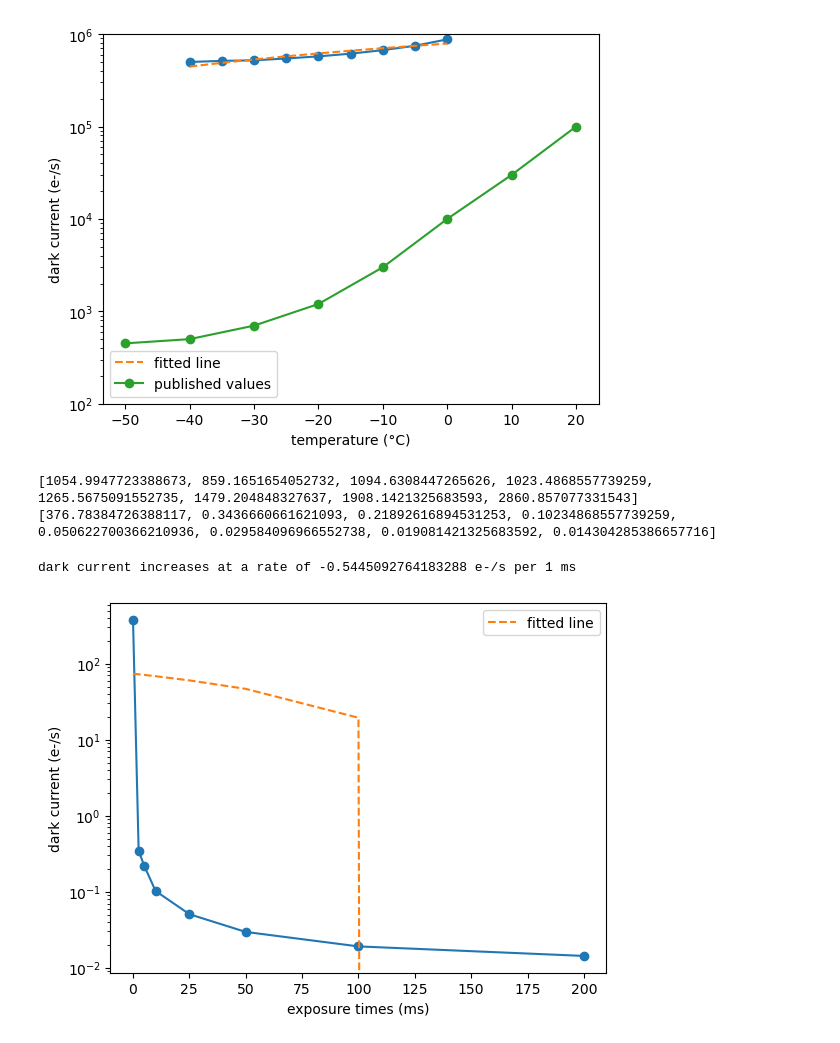
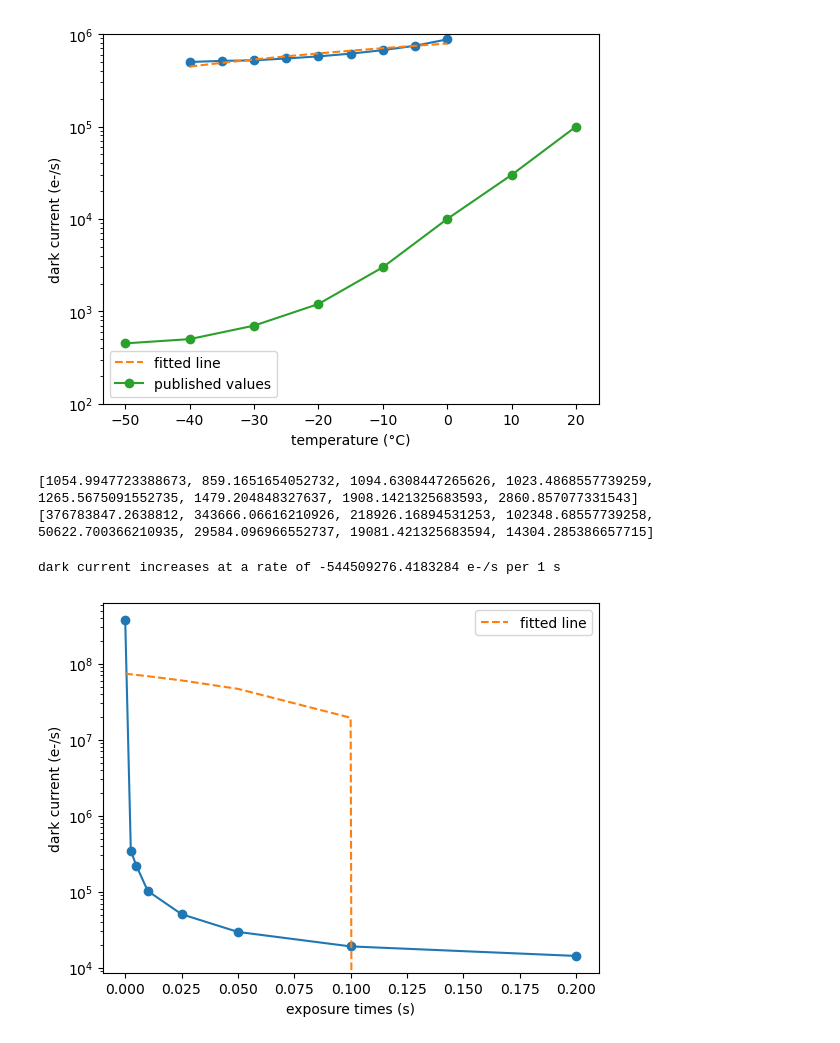
Before and after one commit to courtneyduong/cred2-characterization, a Jupyter notebook: dark current analysis.ipynb, the cells around one changed output. Drawn from its saved outputs; the diff is of its cells as text; code cells hidden in the pictures.

```diff
--- a/dark current analysis.ipynb
+++ b/dark current analysis.ipynb
@@ -86,29 +86,29 @@ darkt_avgs = [np.mean(darkt, axis=0) for darkt in darkts]
 pixel_avgs_t = [np.mean(darkt_avg) for darkt_avg in darkt_avgs]
 print(pixel_avgs_t)
 # calculate dark current = mean pixel value / exposure time
-exposure_times = [0.0028, 2.5, 5, 10, 25, 50, 100, 200] # in ms
-dark_current_t = [pixel_avg_t / exposure_time/1000 for pixel_avg_t, exposure_time in zip(pixel_avgs_t, exposure_times)] # list of dark currents in e-/s, sorted by tint ascending
+exposure_times = [0.0028/1000, 2.5/1000, 5/1000, 10/1000, 25/1000, 50/1000, 100/1000, 200/1000] # in s
+dark_current_t = [pixel_avg_t / exposure_time for pixel_avg_t, exposure_time in zip(pixel_avgs_t, exposure_times)] # list of dark currents in e-/s, sorted by tint ascending
 print(dark_current_t)
 # %% [output]
 [1054.9947723388673, 859.1651654052732, 1094.6308447265626, 1023.4868557739259, 1265.5675091552735, 1479.204848327637, 1908.1421325683593, 2860.857077331543]
-[376.78384726388117, 0.3436660661621093, 0.21892616894531253, 0.10234868557739259, 0.050622700366210936, 0.029584096966552738, 0.019081421325683592, 0.014304285386657716]
+[376783847.2638812, 343666.06616210926, 218926.16894531253, 102348.68557739258, 50622.700366210935, 29584.096966552737, 19081.421325683594, 14304.285386657715]
 # %%
 # plot tint vs dark current
 plt.plot(exposure_times, dark_current_t, '-o')
 
 # plot fitted line
 coefs = np.polyfit(exposure_times, dark_current_t, 1)
 slope, intercept = coefs
 dark_current_fit = [slope*time + intercept for time in exposure_times]
 plt.plot(exposure_times, dark_current_fit, '--', label='fitted line')
 
 # other plot stuff
 plt.ylabel('dark current (e-/s)')
-plt.xlabel('exposure times (ms)')
+plt.xlabel('exposure times (s)')
 plt.yscale('log')
 plt.legend()
 
-print('dark current increases at a rate of', slope, 'e-/s per 1 ms')
+print('dark current increases at a rate of', slope, 'e-/s per 1 s')
 # %% [output]
-dark current increases at a rate of -0.5445092764183288 e-/s per 1 ms
+dark current increases at a rate of -544509276.4183284 e-/s per 1 s
-[figure, old version]
+[figure, new version]
```
